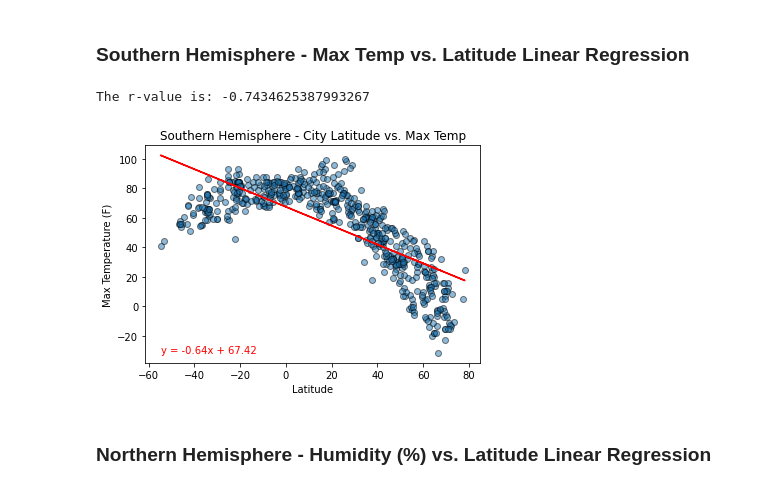
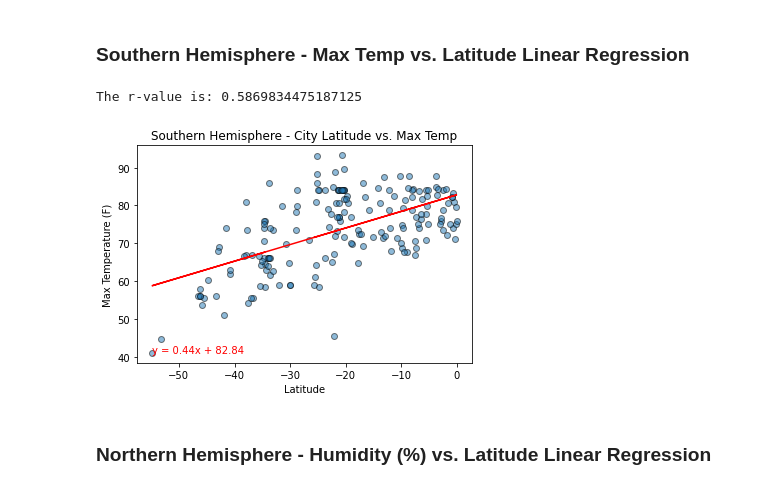
Before and after one commit to sir-omoreno/python-api-challenge, a Jupyter notebook: WeatherPy.ipynb, the cells around one changed output. Saved outputs shown, nothing was run; the diff lists cells and outputs as text; code cells hidden in the pictures.

```diff
--- a/WeatherPy.ipynb
+++ b/WeatherPy.ipynb
@@ -378,20 +378,20 @@ The r-value is: -0.7434625387993267
 ###  Southern Hemisphere - Max Temp vs. Latitude Linear Regression
 # %%
 SH_cities = cities_df.loc[cities_df['Latitude'] < 0]
-sh_x_values = NH_cities["Latitude"]
-sh_y_values = NH_cities["Max Temperature"]
+sh_x_values = SH_cities["Latitude"]
+sh_y_values = SH_cities["Max Temperature"]
 # nh_x_values
 # nh_y_values
 plt.scatter(sh_x_values, sh_y_values, edgecolors='black', alpha=.5)
 plt.title("Southern Hemisphere - City Latitude vs. Max Temp")
 plt.xlabel("Latitude")
 plt.ylabel("Max Temperature (F)")
-linear_regression_function(cities_df["Latitude"], cities_df["Max Temperature"])
+linear_regression_function(sh_x_values,sh_y_values)
 
-plt.savefig("images/northern_hem_lat_temp.png")
+plt.savefig("images/southern_hem_lat_temp.png")
 plt.show()
 # %% [output]
-The r-value is: -0.7434625387993267
+The r-value is: 0.5869834475187125
-[figure, old version]
+[figure, new version]
 # %% [markdown]
 ###  Northern Hemisphere - Humidity (%) vs. Latitude Linear Regression
```
Also changed, not shown: parts of 3 cells of this notebook, 2 other files.
